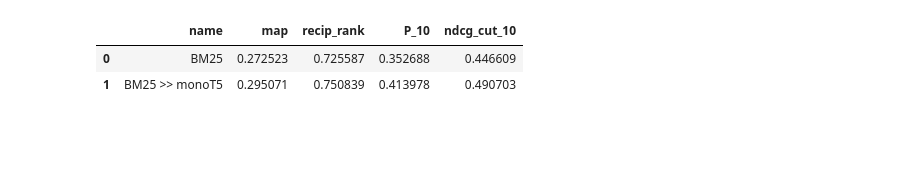
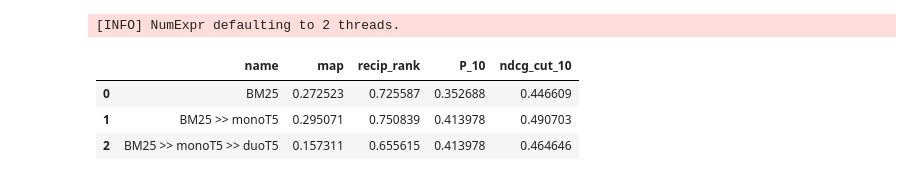
Before and after one commit to terrierteam/pyterrier_t5, a Jupyter notebook: pyterrier_t5_vaswani.ipynb, the cells around one changed output. Cells and saved outputs as stored; diff of their text form; code cells hidden in the pictures; blank space fills up the shorter version.

```diff
--- a/pyterrier_t5_vaswani.ipynb
+++ b/pyterrier_t5_vaswani.ipynb
@@ -9,6 +13,7 @@ PyTerrier 0.4.0 has loaded Terrier 5.4 (built by craigm on 2021-01-16 14:17)
 # %%
-from pyterrier_t5 import MonoT5ReRanker
+from pyterrier_t5 import MonoT5ReRanker, DuoT5ReRanker
 monoT5 = MonoT5ReRanker()
+duoT5 = DuoT5ReRanker()
 # %%
 dataset = pt.get_dataset("irds:vaswani")
 index_loc = "./index_path"
@@ -17,13 +28,22 @@ indexref = indexer.index(dataset.get_corpus_iter())
+# %%
+bm25 = pt.BatchRetrieve(indexref, wmodel="BM25") % 100
+mono_pipeline = bm25 >> pt.text.get_text(dataset, "text") >> monoT5
+duo_pipeline = mono_pipeline % 10 >> duoT5
 # %%
-br = pt.BatchRetrieve(indexref, wmodel='BM25') % 100
 pt.Experiment(
-  [br, br >> pt.text.get_text(dataset, 'text') >> monoT5],
+  [
+   bm25,
+   mono_pipeline,
+   duo_pipeline,
+  ],
   dataset.get_topics(),
   dataset.get_qrels(),
-  names=["BM25", "BM25 >> monoT5"],
+  names=["BM25", "BM25 >> monoT5", "BM25 >> monoT5 >> duoT5"],
   eval_metrics=["map", "recip_rank", "P.10", "ndcg_cut.10"]
 )
 # %% [output]
+[INFO] NumExpr defaulting to 2 threads.
 |  | name | map | recip_rank | P_10 | ndcg_cut_10 |
 | 0 | BM25 | 0.272523 | 0.725587 | 0.352688 | 0.446609 |
 | 1 | BM25 >> monoT5 | 0.295071 | 0.750839 | 0.413978 | 0.490703 |
+| 2 | BM25 >> monoT5 >> duoT5 | 0.157311 | 0.655615 | 0.413978 | 0.464646 |
```
Also changed, not shown: parts of 2 cells of this notebook, 5 other files.
